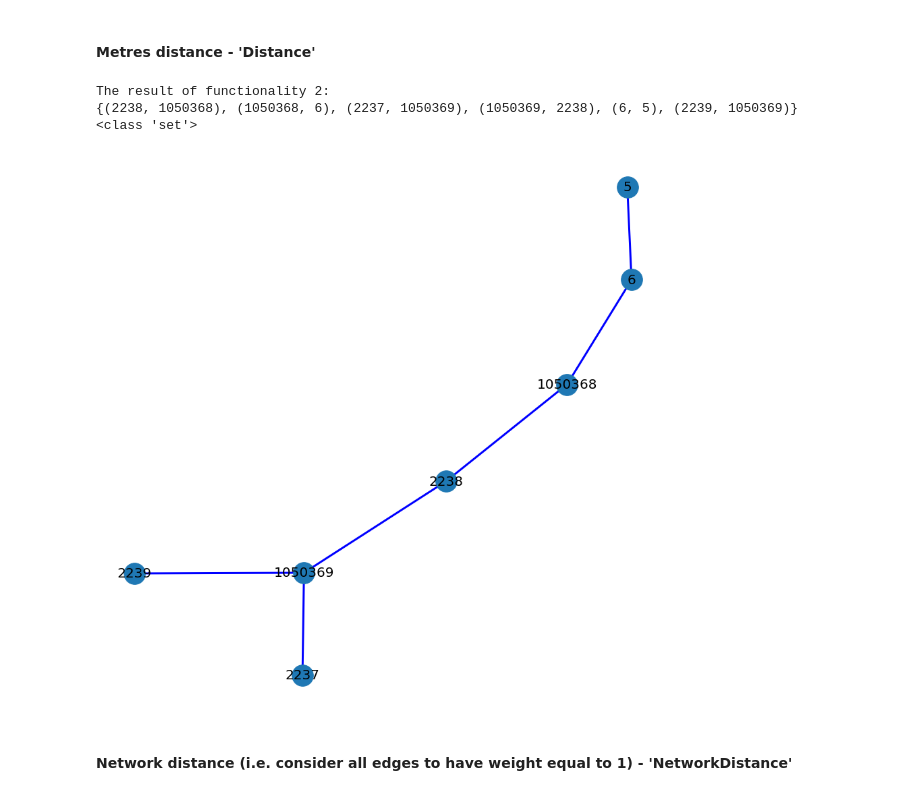
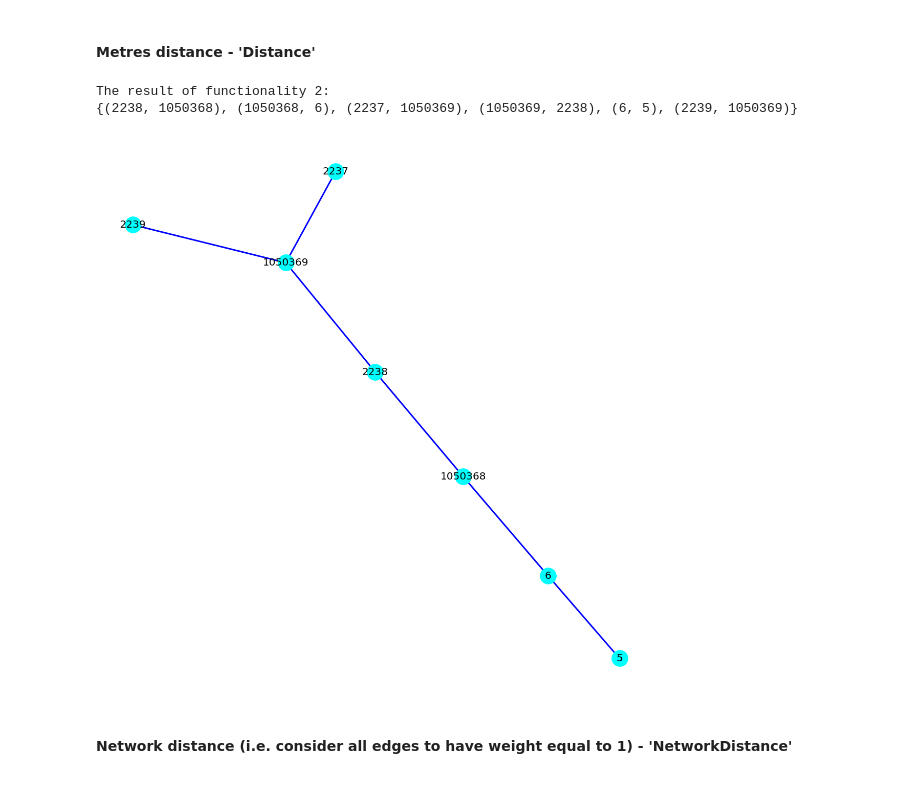
Before and after one commit to AlessandroTaglieri/ADM-HW5, a Jupyter notebook: Main.ipynb, the cells around one changed output. Drawn from its saved outputs; the diff is of its cells as text; code cells hidden in the pictures.

```diff
--- a/Main.ipynb
+++ b/Main.ipynb
@@ -143,8 +143,8 @@ CAL = Graph(1890815)
 # %% [markdown]
 Now we're going to populate our graph wiht edges. Since every edge appear four times in total in our files (twice per file), we need some caution in doing this. In fact we have to be aware that our graph doesn't see if an edge already exists before adding it and since it's an undirected graph class we don't need to add every edge twice (one for direction).
 # %%
-times = open("adm_hw5/USA-road-t.CAL.gr", "r")
-distances = open("adm_hw5/USA-road-d.CAL.gr", "r")
+times = open("/Users/digitalfirst/Desktop/adm_hw5/USA-road-t.CAL.gr", "r")
+distances = open("/Users/digitalfirst/Desktop/adm_hw5/USA-road-d.CAL.gr", "r")
 counter = 0
 while(True):
     string_time = times.readline()
@@ -630,7 +630,7 @@ def drawGraph_Func2(result,typeDistance,set_nodes):
                     G.add_edge(i,j)
 
     edge_colours=[]
-    print(type(result))
+
     for edge in G.edges():
         edge2=(edge[1],edge[0])
         if edge in result or edge2 in result:
@@ -648,12 +648,12 @@ def drawGraph_Func2(result,typeDistance,set_nodes):
     if not nx.is_empty(G):
         pos=nx.spring_layout(G)
 
-
-        nx.draw_networkx_nodes(G,pos, node_size = 1000)
+        nx.draw(G,pos, with_labels=True, font_size=20,connectionstyle='arc3,rad=0.2',edge_color=edge_colours,width=3)
+        nx.draw_networkx_nodes(G,pos, node_size = 1000, node_color="cyan")
 
 
 
-        nx.draw(G,pos, with_labels=True, font_size=20,connectionstyle='arc3,rad=0.2',edge_color=edge_colours,width=3)
+
 
 
 
@@ -766,15 +769,14 @@ The result of functionality 2:
 # %%
 set_nodes=[5,6,1050368,2238,1050369,2237,2239]
 typeDistance="Distance"
-result=CAL.smartest_network(set_nodes,typeDistance)
+result_func2=CAL.smartest_network(set_nodes,typeDistance)
 print("The result of functionality 2:")
-print(result)
-drawGraph_Func2(result,typeDistance,set_nodes)
+print(result_func2)
+drawGraph_Func2(result_func2,typeDistance,set_nodes)
 # %% [output]
 The result of functionality 2:
 {(2238, 1050368), (1050368, 6), (2237, 1050369), (1050369, 2238), (6, 5), (2239, 1050369)}
-<class 'set'>
-[figure, old version]
+[figure, new version]
 # %% [markdown]
 #### Network distance (i.e. consider all edges to have weight equal to 1) - 'NetworkDistance'
 # %%
```
Also changed, not shown: parts of 11 cells of this notebook, 1 other file.
